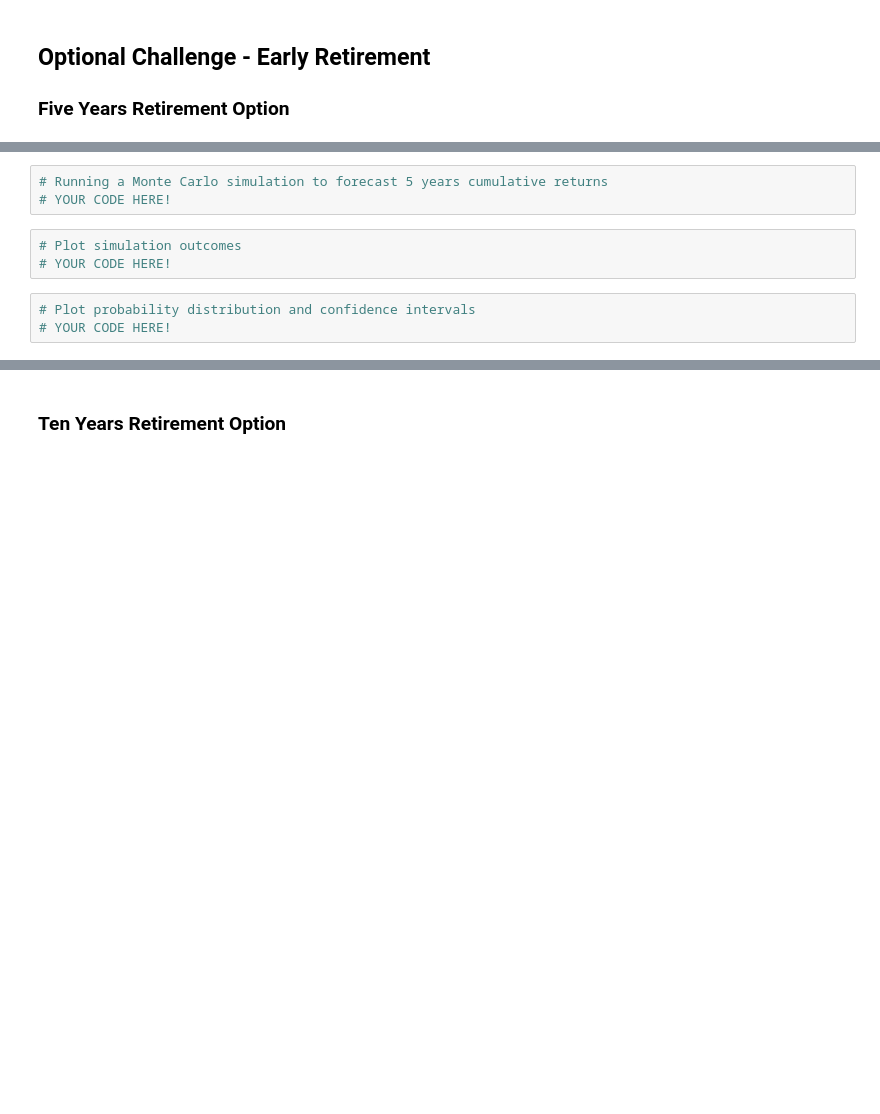
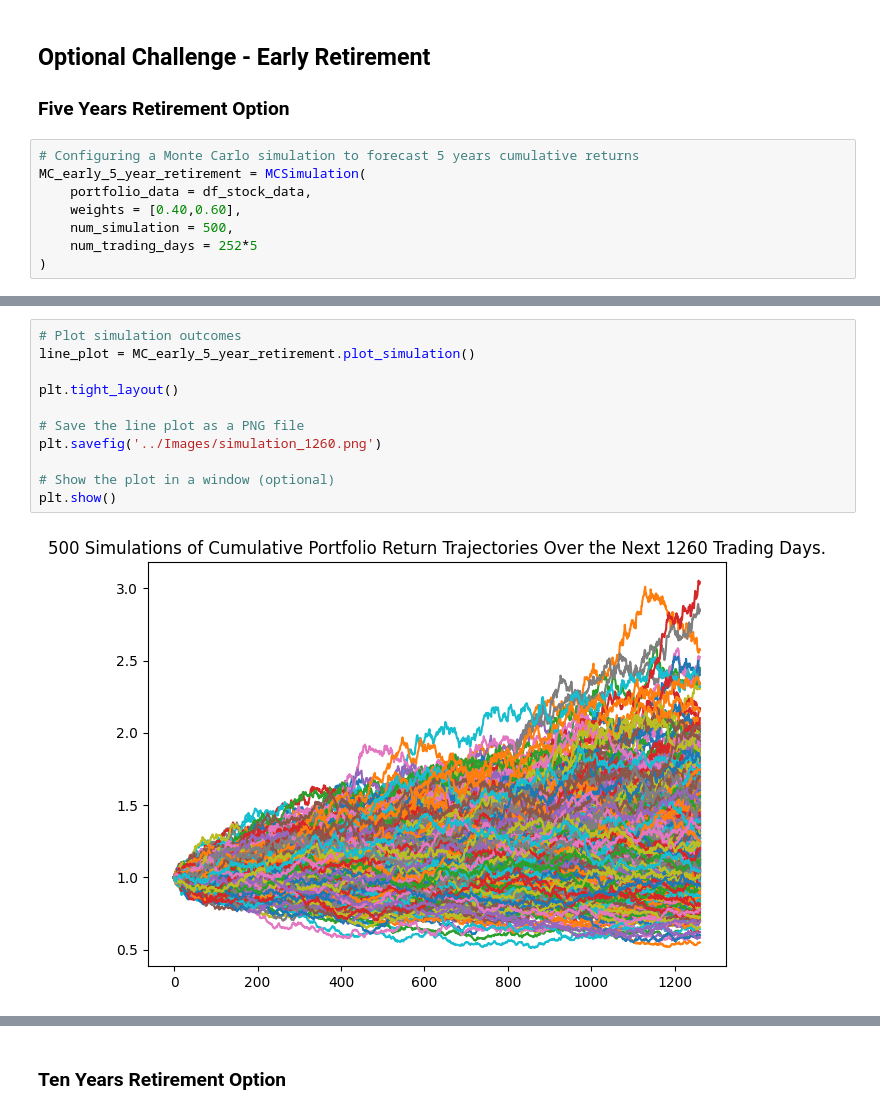
Before and after one commit to marcleipold/-Module-5-Challenge---APIs, a Jupyter notebook: Starter_Code/financial-planner.ipynb, the cells around one changed output, grey strips where cells are left out. Cells and saved outputs as stored; diff of their text form; blank space fills up the shorter version.

```diff
--- a/Starter_Code/financial-planner.ipynb
+++ b/Starter_Code/financial-planner.ipynb
@@ -246,4 +367,12 @@ print(f"There is a 95% chance that an initial investment of ${initial_investment
 
 
 ### Five Years Retirement Option
+# %%
+# Configuring a Monte Carlo simulation to forecast 5 years cumulative returns
+MC_early_5_year_retirement = MCSimulation(
+    portfolio_data = df_stock_data,
+    weights = [0.40,0.60],
+    num_simulation = 500,
+    num_trading_days = 252*5
+)
 # %%
@@ -252,9 +405,13 @@ print(f"There is a 95% chance that an initial investment of ${initial_investment
-# %%
-# Running a Monte Carlo simulation to forecast 5 years cumulative returns
-# YOUR CODE HERE!
-# %%
-# Plot simulation outcomes
-# YOUR CODE HERE!
-# %%
-# Plot probability distribution and confidence intervals
-# YOUR CODE HERE!
+# %%
+# Plot simulation outcomes
+line_plot = MC_early_5_year_retirement.plot_simulation()
+
+plt.tight_layout()
+
+# Save the line plot as a PNG file
+plt.savefig('../Images/simulation_1260.png')
+
+# Show the plot in a window (optional)
+plt.show()
+# %% [output]
+[figure, added]
```
Also changed, not shown: parts of 37 cells of this notebook, 11 other files.
